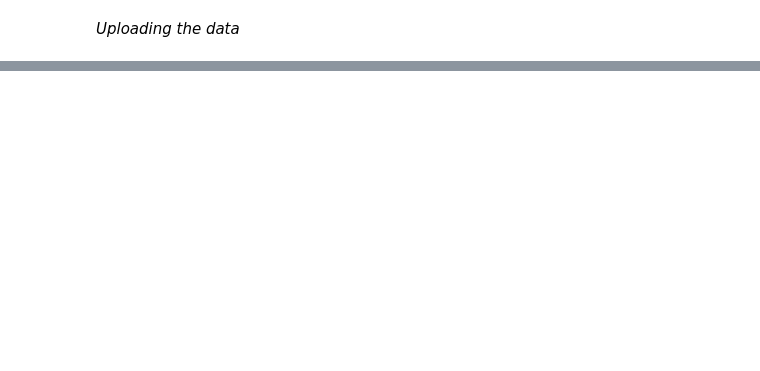
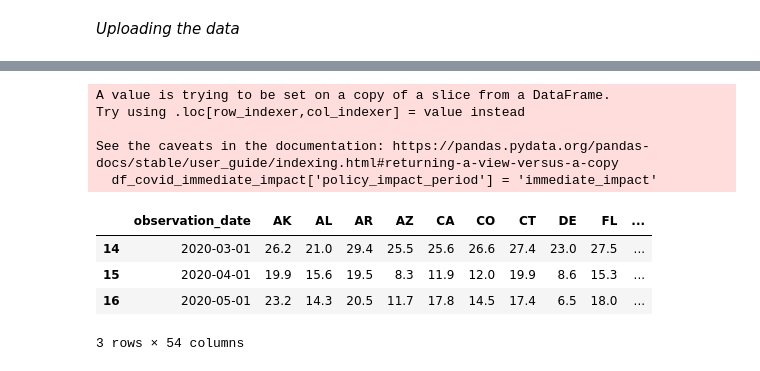
Before and after one commit to DiaHere/Food-and-Beverage-across-all-US-states-Analysis, a Jupyter notebook: notebook.ipynb, the cells around one changed output, grey strips where cells are left out. Drawn from its saved outputs; the diff is of its cells as text; code cells hidden in the pictures; blank space fills up the shorter version.

```diff
--- a/notebook.ipynb
+++ b/notebook.ipynb
@@ -66,10 +66,7 @@ Index(['observation_date', 'AK', 'AL', 'AR', 'AZ', 'CA', 'CO', 'CT', 'DE',
 # %%
 # Make sure the date is datetime format
 
-df['observation_date'] = pd.to_datetime(
-    df['observation_date'],
-    format = '%Y-%m-%d'
-)
+df['observation_date'] = pd.to_datetime(df['observation_date'],format = '%Y-%m-%d')
 df
 # %% [output]
 |  | observation_date | AK | AL | AR | AZ | CA | CO | CT | DE | FL | ... |
@@ -256,0 +330,16 @@ plt.show()
+# %%
+# Filter to the immediate policy impact
+df_covid_immediate_impact = df_covid[(df_covid['observation_date'] < '2020-06-01') & (df_covid['observation_date'] > '2020-02-01')]
+df_covid_immediate_impact['policy_impact_period'] = 'immediate_impact'
+df_covid_immediate_impact
+# %% [output]
+A value is trying to be set on a copy of a slice from a DataFrame.
+Try using .loc[row_indexer,col_indexer] = value instead
+
+See the caveats in the documentation: https://pandas.pydata.org/pandas-docs/stable/user_guide/indexing.html#returning-a-view-versus-a-copy
+  df_covid_immediate_impact['policy_impact_period'] = 'immediate_impact'
+|  | observation_date | AK | AL | AR | AZ | CA | CO | CT | DE | FL | ... |
+| 14 | 2020-03-01 | 26.2 | 21.0 | 29.4 | 25.5 | 25.6 | 26.6 | 27.4 | 23.0 | 27.5 | ... |
+| 15 | 2020-04-01 | 19.9 | 15.6 | 19.5 | 8.3 | 11.9 | 12.0 | 19.9 | 8.6 | 15.3 | ... |
+| 16 | 2020-05-01 | 23.2 | 14.3 | 20.5 | 11.7 | 17.8 | 14.5 | 17.4 | 6.5 | 18.0 | ... |
+3 rows × 54 columns
```
Also changed, not shown: parts of 22 cells of this notebook.
